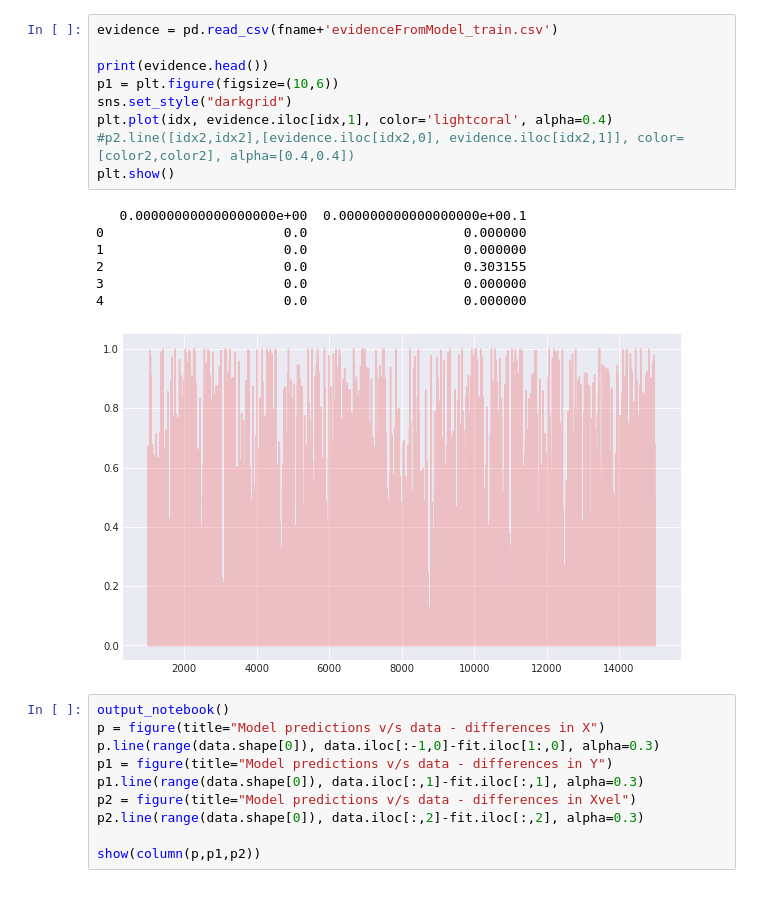
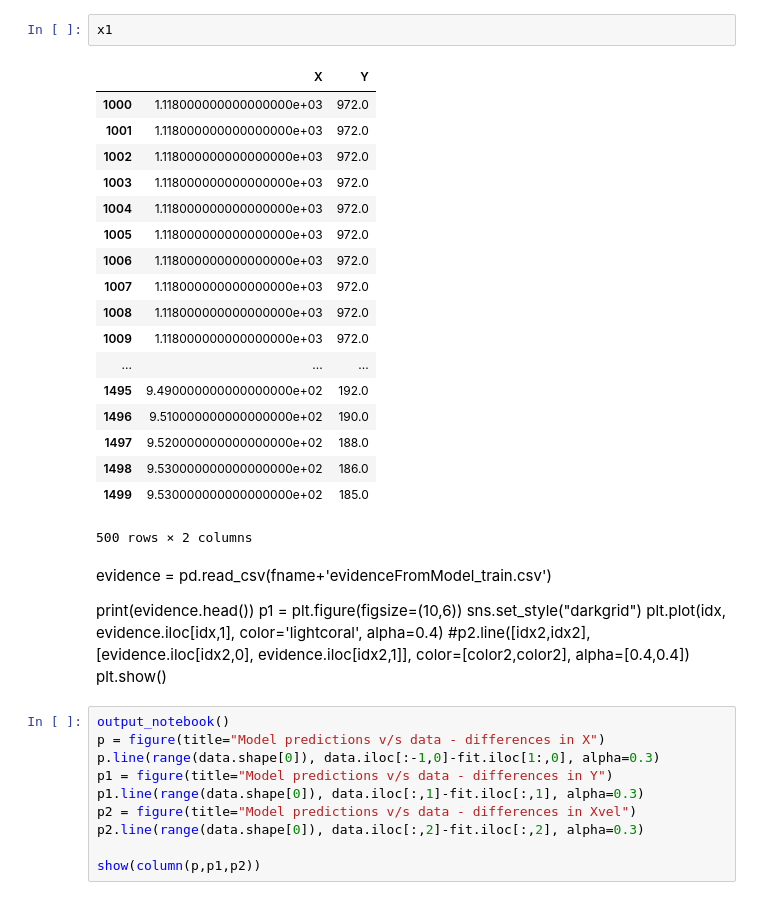
Before and after one commit to knkumar/sequence-prediction, a Jupyter notebook: Plot Kalman Model-Seaborn.ipynb, the cells around one changed output. Drawn from its saved outputs; the diff is of its cells as text.

```diff
--- a/Plot Kalman Model-Seaborn.ipynb
+++ b/Plot Kalman Model-Seaborn.ipynb
@@ -47,20 +40,33 @@ plt.show()
-# %%
-evidence = pd.read_csv(fname+'evidenceFromModel_train.csv')
-
-print(evidence.head())
-p1 = plt.figure(figsize=(10,6))
-sns.set_style("darkgrid")
-plt.plot(idx, evidence.iloc[idx,1], color='lightcoral', alpha=0.4)
-#p2.line([idx2,idx2],[evidence.iloc[idx2,0], evidence.iloc[idx2,1]], color=[color2,color2], alpha=[0.4,0.4])
-plt.show()
-# %% [output]
-   0.000000000000000000e+00  0.000000000000000000e+00.1
-0                       0.0                    0.000000
-1                       0.0                    0.000000
-2                       0.0                    0.303155
-3                       0.0                    0.000000
-4                       0.0                    0.000000
-[figure, removed]
+# %%
+x1
+# %% [output]
+|  | X | Y |
+| 1000 | 1.118000000000000000e+03 | 972.0 |
+| 1001 | 1.118000000000000000e+03 | 972.0 |
+| 1002 | 1.118000000000000000e+03 | 972.0 |
+| 1003 | 1.118000000000000000e+03 | 972.0 |
+| 1004 | 1.118000000000000000e+03 | 972.0 |
+| 1005 | 1.118000000000000000e+03 | 972.0 |
+| 1006 | 1.118000000000000000e+03 | 972.0 |
+| 1007 | 1.118000000000000000e+03 | 972.0 |
+| 1008 | 1.118000000000000000e+03 | 972.0 |
+| 1009 | 1.118000000000000000e+03 | 972.0 |
+| ... | ... | ... |
+| 1495 | 9.490000000000000000e+02 | 192.0 |
+| 1496 | 9.510000000000000000e+02 | 190.0 |
+| 1497 | 9.520000000000000000e+02 | 188.0 |
+| 1498 | 9.530000000000000000e+02 | 186.0 |
+| 1499 | 9.530000000000000000e+02 | 185.0 |
+500 rows × 2 columns
+# %% [markdown]
+evidence = pd.read_csv(fname+'evidenceFromModel_train.csv')
+
+print(evidence.head())
+p1 = plt.figure(figsize=(10,6))
+sns.set_style("darkgrid")
+plt.plot(idx, evidence.iloc[idx,1], color='lightcoral', alpha=0.4)
+#p2.line([idx2,idx2],[evidence.iloc[idx2,0], evidence.iloc[idx2,1]], color=[color2,color2], alpha=[0.4,0.4])
+plt.show()
 # %%
 output_notebook()
 p = figure(title="Model predictions v/s data - differences in X")
```
Also changed, not shown: parts of 3 cells of this notebook, 1 other file.
